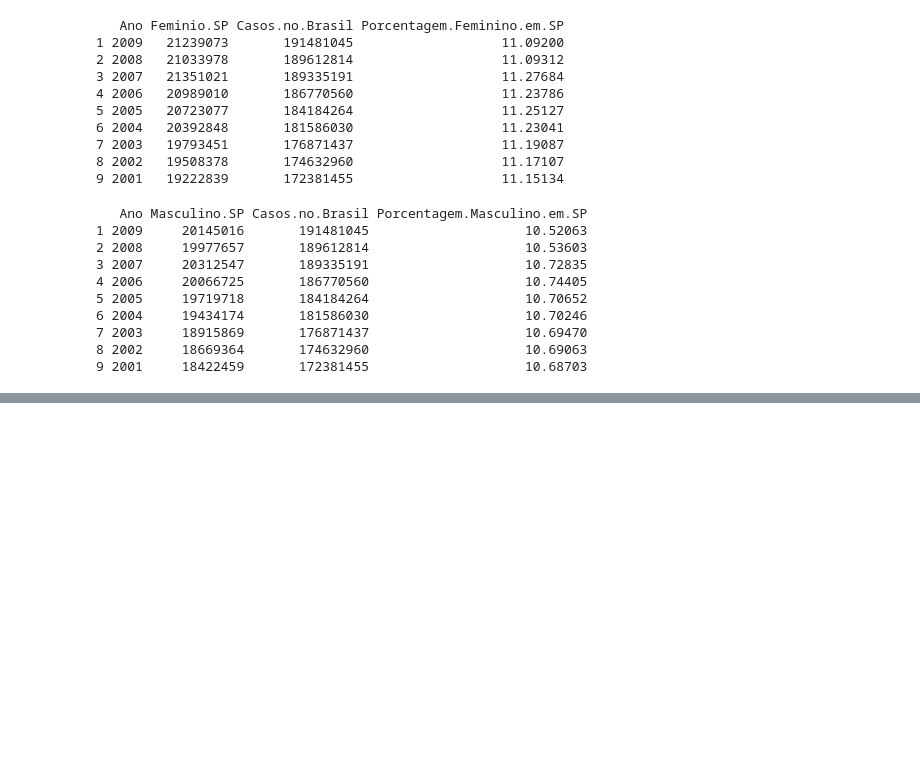
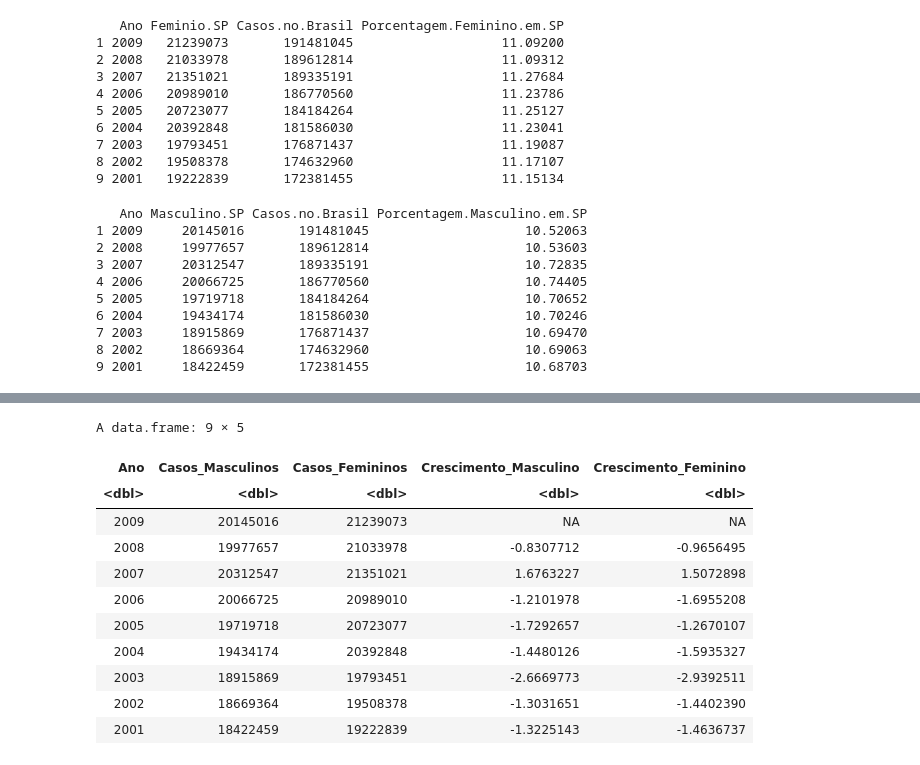
Before and after one commit to Gabrieldiasdeoliveira/Analise-Bayesiana, a Jupyter notebook: Atividade_2.ipynb, the cells around one changed output, grey strips where cells are left out. Cells and saved outputs as stored; diff of their text form; code cells hidden in the pictures; blank space fills up the shorter version.

```diff
--- a/Atividade_2.ipynb
+++ b/Atividade_2.ipynb
@@ -169,0 +175,3 @@ print(tabela)
+# %%
+# criar vetor com casos masculinos em cada ano
+casos_masculinos <- dados$masculino_sp
@@ -169,0 +189,19 @@ print(tabela)
+# %%
+# adicionar coluna com o crescimento percentual entre um ano e outro para mulheres
+tabela_crescimento$Crescimento_Feminino <- c(NA, diff(tabela_crescimento$Casos_Femininos)/tabela_crescimento$Casos_Femininos[-length(tabela_crescimento$Casos_Femininos)]*100)
+
+# imprimir tabela
+tabela_crescimento
+# %% [output]
+A data.frame: 9 × 5
+| Ano | Casos_Masculinos | Casos_Femininos | Crescimento_Masculino | Crescimento_Feminino |
+| <dbl> | <dbl> | <dbl> | <dbl> | <dbl> |
+| 2009 | 20145016 | 21239073 | NA | NA |
+| 2008 | 19977657 | 21033978 | -0.8307712 | -0.9656495 |
+| 2007 | 20312547 | 21351021 | 1.6763227 | 1.5072898 |
+| 2006 | 20066725 | 20989010 | -1.2101978 | -1.6955208 |
+| 2005 | 19719718 | 20723077 | -1.7292657 | -1.2670107 |
+| 2004 | 19434174 | 20392848 | -1.4480126 | -1.5935327 |
+| 2003 | 18915869 | 19793451 | -2.6669773 | -2.9392511 |
+| 2002 | 18669364 | 19508378 | -1.3031651 | -1.4402390 |
+| 2001 | 18422459 | 19222839 | -1.3225143 | -1.4636737 |
```
Also changed, not shown: parts of 9 cells of this notebook.
